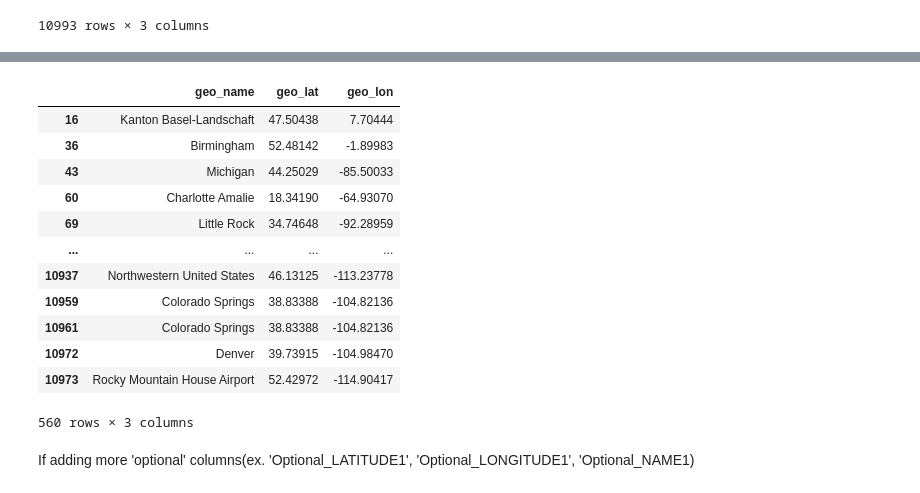
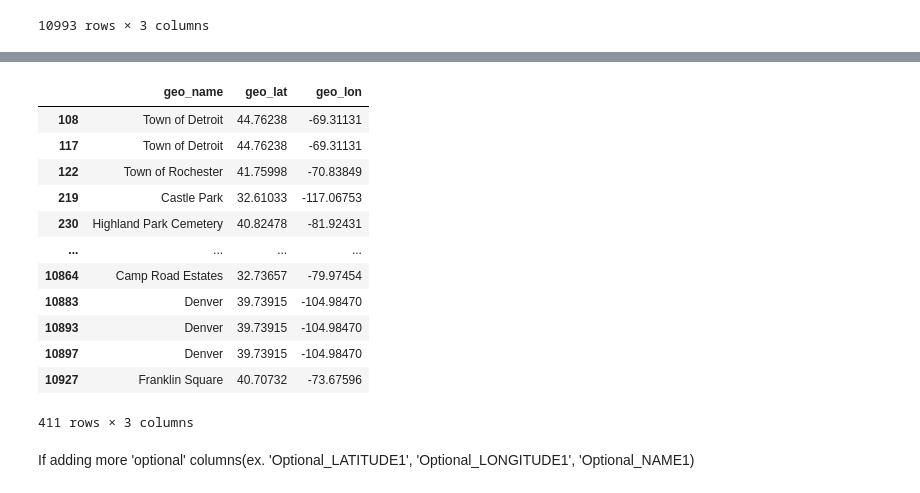
Before and after one commit to hyun95roh/DSCI550-assignment2, a Jupyter notebook: notebook/geotopic.ipynb, the cells around one changed output, grey strips where cells are left out. Drawn from its saved outputs; the diff is of its cells as text; code cells hidden in the pictures.

```diff
--- a/notebook/geotopic.ipynb
+++ b/notebook/geotopic.ipynb
@@ -438,22 +438,22 @@ geotopic_df.dropna()
 # %%
-geotopic_df = pd.read_csv('../data/geotopic.csv').iloc[:,1:]
+geotopic_df = pd.read_csv('../data/geotopic.csv')
 dup = geotopic_df.dropna()[geotopic_df.dropna().geo_name.duplicated(keep=False)]
 dup
 #dup.drop_duplicates()
 # %% [output]
 |  | geo_name | geo_lat | geo_lon |
-| 16 | Kanton Basel-Landschaft | 47.50438 | 7.70444 |
-| 36 | Birmingham | 52.48142 | -1.89983 |
-| 43 | Michigan | 44.25029 | -85.50033 |
-| 60 | Charlotte Amalie | 18.34190 | -64.93070 |
-| 69 | Little Rock | 34.74648 | -92.28959 |
+| 108 | Town of Detroit | 44.76238 | -69.31131 |
+| 117 | Town of Detroit | 44.76238 | -69.31131 |
+| 122 | Town of Rochester | 41.75998 | -70.83849 |
+| 219 | Castle Park | 32.61033 | -117.06753 |
+| 230 | Highland Park Cemetery | 40.82478 | -81.92431 |
 | ... | ... | ... | ... |
-| 10937 | Northwestern United States | 46.13125 | -113.23778 |
-| 10959 | Colorado Springs | 38.83388 | -104.82136 |
-| 10961 | Colorado Springs | 38.83388 | -104.82136 |
-| 10972 | Denver | 39.73915 | -104.98470 |
-| 10973 | Rocky Mountain House Airport | 52.42972 | -114.90417 |
+| 10864 | Camp Road Estates | 32.73657 | -79.97454 |
+| 10883 | Denver | 39.73915 | -104.98470 |
+| 10893 | Denver | 39.73915 | -104.98470 |
+| 10897 | Denver | 39.73915 | -104.98470 |
+| 10927 | Franklin Square | 40.70732 | -73.67596 |
-560 rows × 3 columns
+411 rows × 3 columns
 # %% [markdown]
 If adding more 'optional' columns(ex. 'Optional_LATITUDE1', 'Optional_LONGITUDE1', 'Optional_NAME1)
 # %%
```
Also changed, not shown: parts of 7 cells of this notebook, 6 other files.
